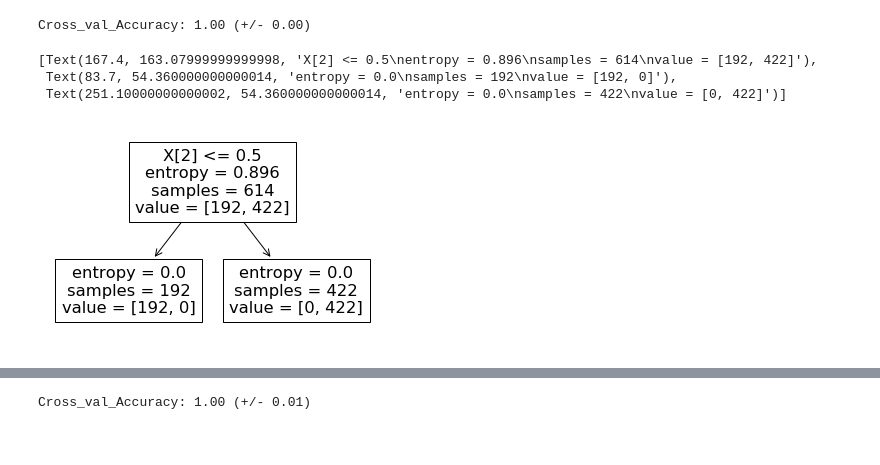
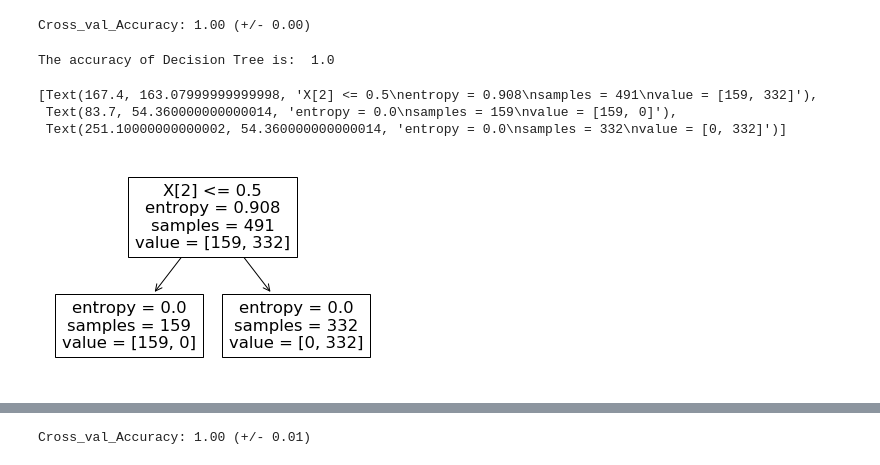
Before and after one commit to vratnaG/Loan_prediction_using_differrent_classifiers, a Jupyter notebook: Loan_Prediction.ipynb, the cells around one changed output, grey strips where cells are left out. Saved outputs shown, nothing was run; the diff lists cells and outputs as text; code cells hidden in the pictures.

Commit message:
test data by splitting

```diff
--- a/Loan_Prediction.ipynb
+++ b/Loan_Prediction.ipynb
@@ -220,0 +231,3 @@ Cross_val_Accuracy: 0.68 (+/- 0.05)
+# %%
+classifier.fit(X_df, y_df)
+y_pred = classifier.predict(X_test)
@@ -235,0 +253,3 @@ Cross_val_Accuracy: 0.69 (+/- 0.01)
+# %%
+classifier.fit(X_df, y_df)
+y_pred = classifier.predict(X_test)
@@ -250,0 +274,3 @@ Cross_val_Accuracy: 0.99 (+/- 0.01)
+# %%
+classifier.fit(X_df, y_df)
+y_pred = classifier.predict(X_test)
@@ -263,16 +292,23 @@ array([1., 1., 1., 1., 1.])
 print("Cross_val_Accuracy: %0.2f (+/- %0.2f)" % (scores.mean(), scores.std() * 2))
 # %% [output]
 Cross_val_Accuracy: 1.00 (+/- 0.00)
+# %%
+classifier.fit(X_df, y_df)
+y_pred = classifier.predict(X_test)
+# %%
+print('The accuracy of Decision Tree is: ', metrics.accuracy_score(y_pred, y_test))
+# %% [output]
+The accuracy of Decision Tree is:  1.0
 # %%
 from sklearn import tree
 #showing graphical tree classifier
-classifier.fit(X_train, y_train)
+classifier.fit(X_df, y_df)
 tree.plot_tree(classifier)
 # %% [output]
-[Text(167.4, 163.07999999999998, 'X[2] <= 0.5\nentropy = 0.896\nsamples = 614\nvalue = [192, 422]'),
- Text(83.7, 54.360000000000014, 'entropy = 0.0\nsamples = 192\nvalue = [192, 0]'),
- Text(251.10000000000002, 54.360000000000014, 'entropy = 0.0\nsamples = 422\nvalue = [0, 422]')]
+[Text(167.4, 163.07999999999998, 'X[2] <= 0.5\nentropy = 0.908\nsamples = 491\nvalue = [159, 332]'),
+ Text(83.7, 54.360000000000014, 'entropy = 0.0\nsamples = 159\nvalue = [159, 0]'),
+ Text(251.10000000000002, 54.360000000000014, 'entropy = 0.0\nsamples = 332\nvalue = [0, 332]')]
-[figure, old version]
+[figure, new version]
 # %%
 #### RANDOM FOREST CLASSIFIER ######
 # %%
```
Also changed, not shown: parts of 30 cells of this notebook.
